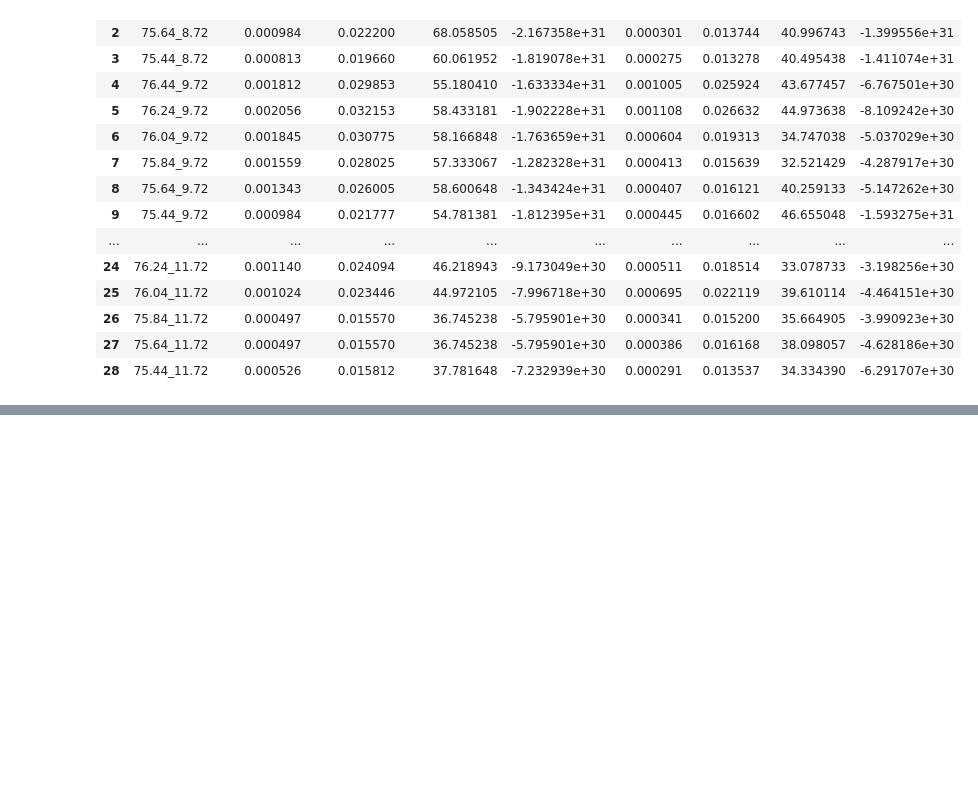
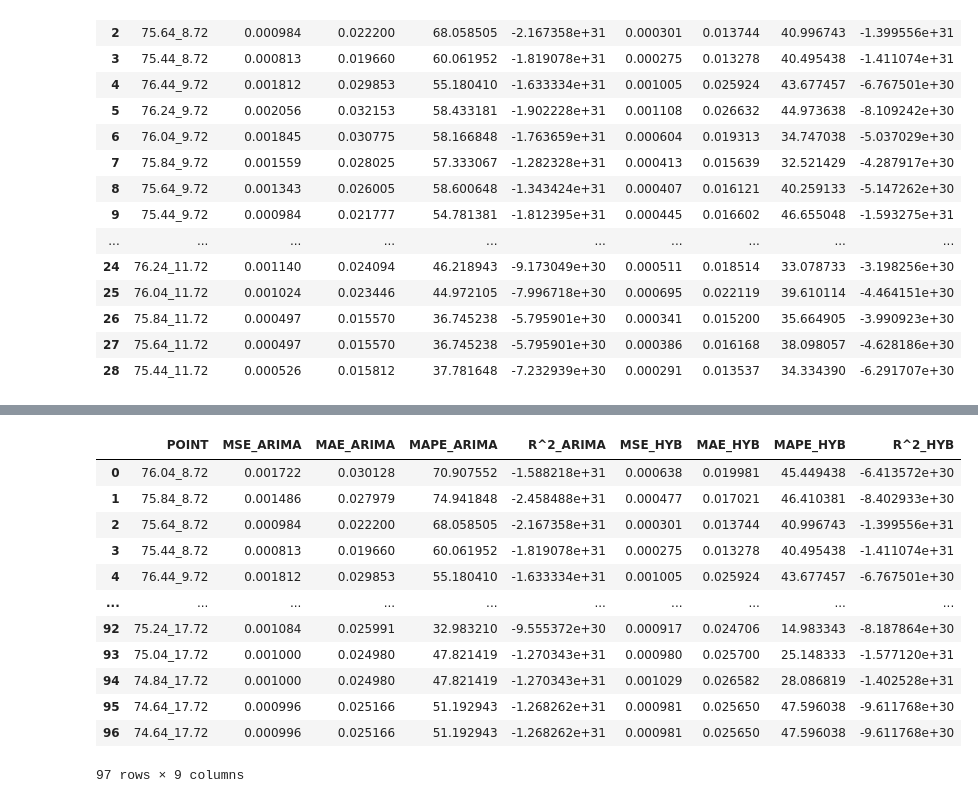
Before and after one commit to ChrisLisbon/ITMO_master_degree_classes, a Jupyter notebook: Research_work(NEMO)/2.2_grid_timeline_validation.ipynb, the cells around one changed output, grey strips where cells are left out. Saved outputs shown, nothing was run; the diff lists cells and outputs as text; code cells hidden in the pictures; blank space fills up the shorter version.

```diff
--- a/Research_work(NEMO)/2.2_grid_timeline_validation.ipynb
+++ b/Research_work(NEMO)/2.2_grid_timeline_validation.ipynb
@@ -293,0 +295,16 @@ for c in range(30, len(columns)):
+# %%
+errors_df
+# %% [output]
+|  | POINT | MSE_ARIMA | MAE_ARIMA | MAPE_ARIMA | R^2_ARIMA | MSE_HYB | MAE_HYB | MAPE_HYB | R^2_HYB |
+| 0 | 76.04_8.72 | 0.001722 | 0.030128 | 70.907552 | -1.588218e+31 | 0.000638 | 0.019981 | 45.449438 | -6.413572e+30 |
+| 1 | 75.84_8.72 | 0.001486 | 0.027979 | 74.941848 | -2.458488e+31 | 0.000477 | 0.017021 | 46.410381 | -8.402933e+30 |
+| 2 | 75.64_8.72 | 0.000984 | 0.022200 | 68.058505 | -2.167358e+31 | 0.000301 | 0.013744 | 40.996743 | -1.399556e+31 |
+| 3 | 75.44_8.72 | 0.000813 | 0.019660 | 60.061952 | -1.819078e+31 | 0.000275 | 0.013278 | 40.495438 | -1.411074e+31 |
+| 4 | 76.44_9.72 | 0.001812 | 0.029853 | 55.180410 | -1.633334e+31 | 0.001005 | 0.025924 | 43.677457 | -6.767501e+30 |
+| ... | ... | ... | ... | ... | ... | ... | ... | ... | ... |
+| 92 | 75.24_17.72 | 0.001084 | 0.025991 | 32.983210 | -9.555372e+30 | 0.000917 | 0.024706 | 14.983343 | -8.187864e+30 |
+| 93 | 75.04_17.72 | 0.001000 | 0.024980 | 47.821419 | -1.270343e+31 | 0.000980 | 0.025700 | 25.148333 | -1.577120e+31 |
+| 94 | 74.84_17.72 | 0.001000 | 0.024980 | 47.821419 | -1.270343e+31 | 0.001029 | 0.026582 | 28.086819 | -1.402528e+31 |
+| 95 | 74.64_17.72 | 0.000996 | 0.025166 | 51.192943 | -1.268262e+31 | 0.000981 | 0.025650 | 47.596038 | -9.611768e+30 |
+| 96 | 74.64_17.72 | 0.000996 | 0.025166 | 51.192943 | -1.268262e+31 | 0.000981 | 0.025650 | 47.596038 | -9.611768e+30 |
+97 rows × 9 columns
```
Also changed, not shown: parts of 2 cells of this notebook, 1 other file.
